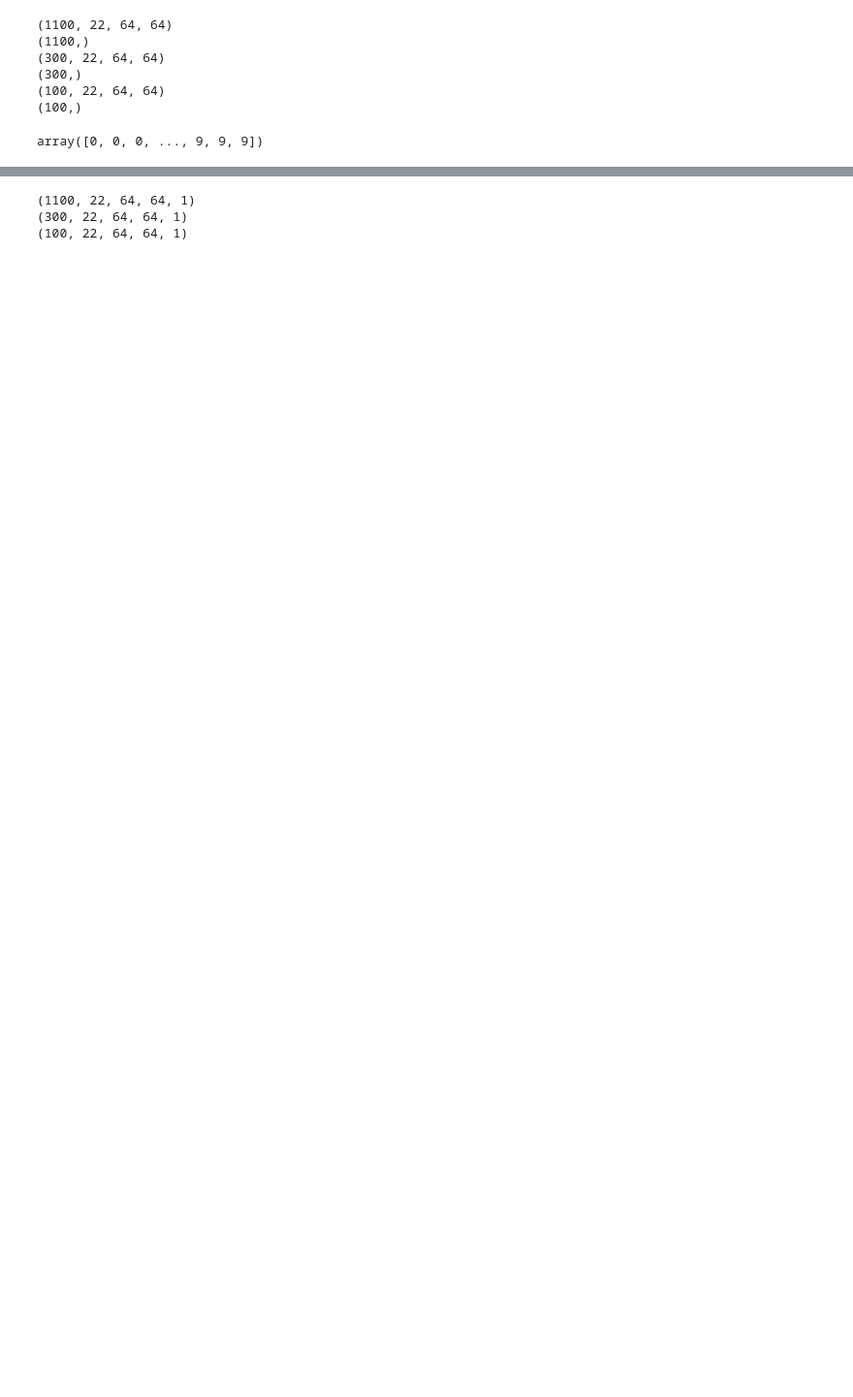
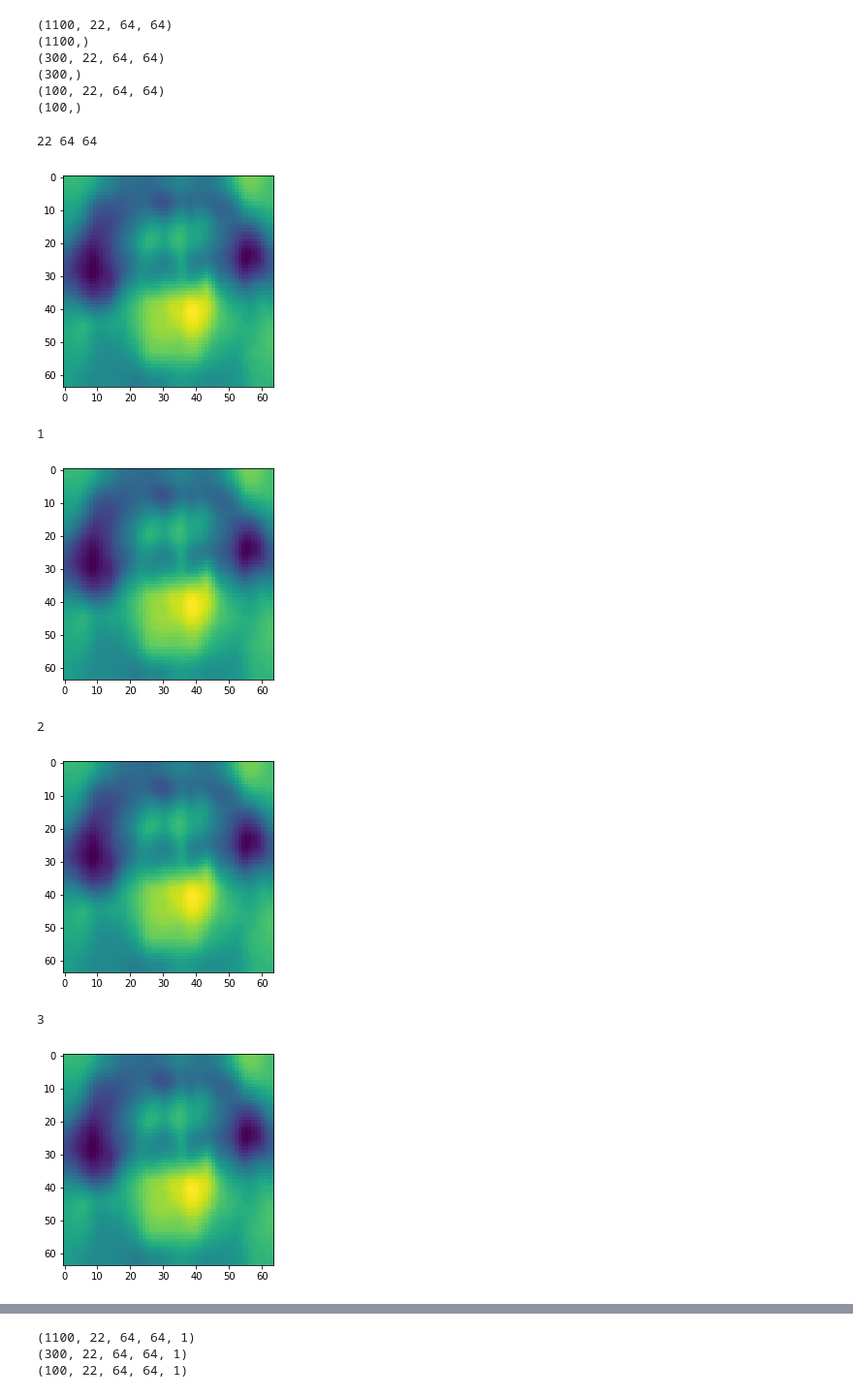
Before and after one commit to ritesh-chafer/Deep-Lip-Reading, a Jupyter notebook: Lip_Reading.ipynb, the cells around one changed output, grey strips where cells are left out. Shown at 97% size. Drawn from its saved outputs; the diff is of its cells as text; code cells hidden in the pictures; blank space fills up the shorter version.

```diff
--- a/Lip_Reading.ipynb
+++ b/Lip_Reading.ipynb
@@ -287,7 +281,23 @@ print(y_test.shape)
 (300,)
 (100, 22, 64, 64)
 (100,)
-# %%
-y_train
-# %% [output]
-array([0, 0, 0, ..., 9, 9, 9])
+# %%
+import matplotlib.pyplot as plt
+count = 0
+l, m, n = len(X_train[0]), len(X_train[0][0]), len(X_train[0][0][0])
+print(l, m, n)
+for _ in range(len(X_train[2])):
+  image=X_train[1][4]
+  plt.imshow(image)
+  plt.show()
+  count+=1
+  print(count)
+# %% [output]
+22 64 64
+[figure, added]
+1
+[figure, added]
+2
+[figure, added]
+3
+[figure, added]
```
Also changed, not shown: parts of 29 cells of this notebook.
